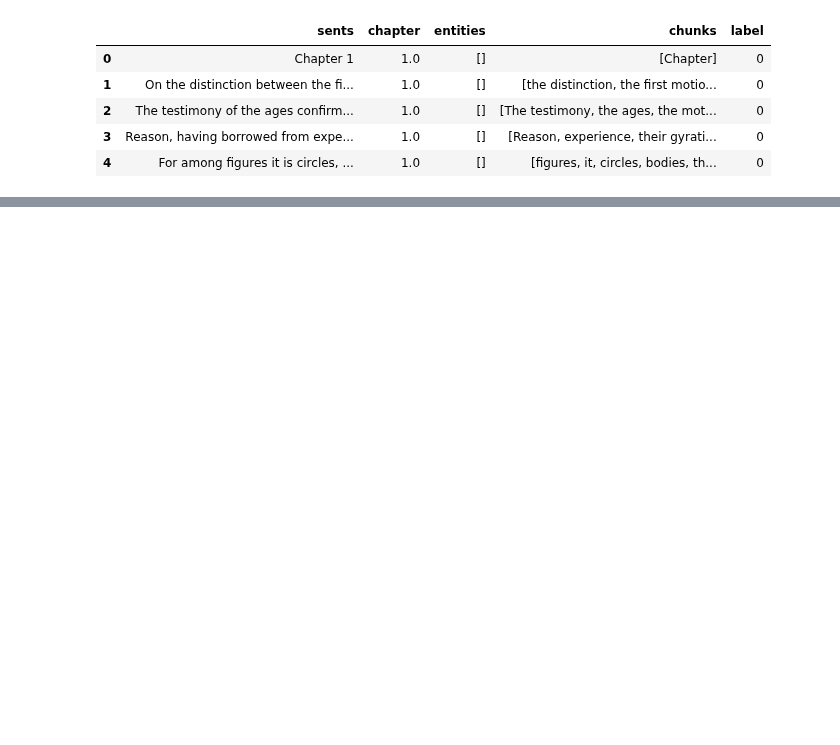
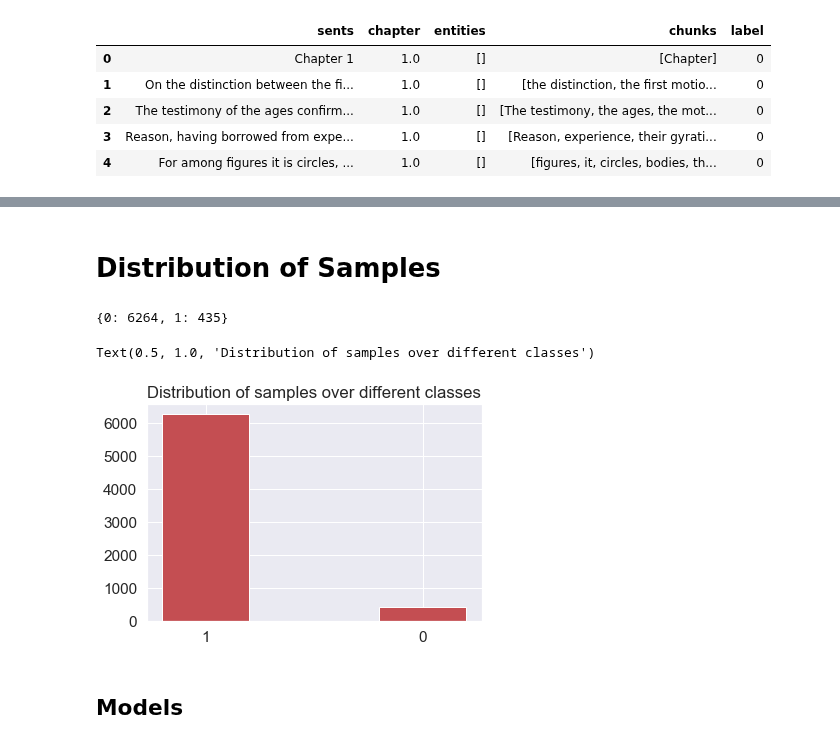
Before and after one commit to myeghaneh/BZML, a Jupyter notebook: ml/notebooks/14_01_Class_Obs_df.ipynb, the cells around one changed output, grey strips where cells are left out. Drawn from its saved outputs; the diff is of its cells as text; code cells hidden in the pictures; blank space fills up the shorter version.

```diff
--- a/ml/notebooks/14_01_Class_Obs_df.ipynb
+++ b/ml/notebooks/14_01_Class_Obs_df.ipynb
@@ -34,3 +44,21 @@ df.tail()
+# %%
+y = np.array(list(df["label"]))
+# %% [markdown]
+# Distribution of Samples
+# %%
+from collections import Counter
+category=Counter(y)
+count=dict(category)
+# %%
+count
+# %% [output]
+{0: 6264, 1: 435}
+# %%
+plt.bar(list(count.keys()),count.values(),color="r",width=.4,tick_label=["1","0"])
+plt.title("Distribution of samples over different classes")
+# %% [output]
+Text(0.5, 1.0, 'Distribution of samples over different classes')
+[figure, added]
 # %%
 from sklearn.feature_extraction.text import CountVectorizer,HashingVectorizer
 from sklearn.feature_extraction.text import TfidfTransformer,TfidfVectorizer
@@ -45,4 +73,6 @@ from sklearn.utils import shuffle
 from sklearn.model_selection import train_test_split
 from sklearn.neighbors import NearestNeighbors
 from xgboost import XGBClassifier
+# %% [markdown]
+## Models
 # %%
```
Also changed, not shown: parts of 18 cells of this notebook, 6 other files.
